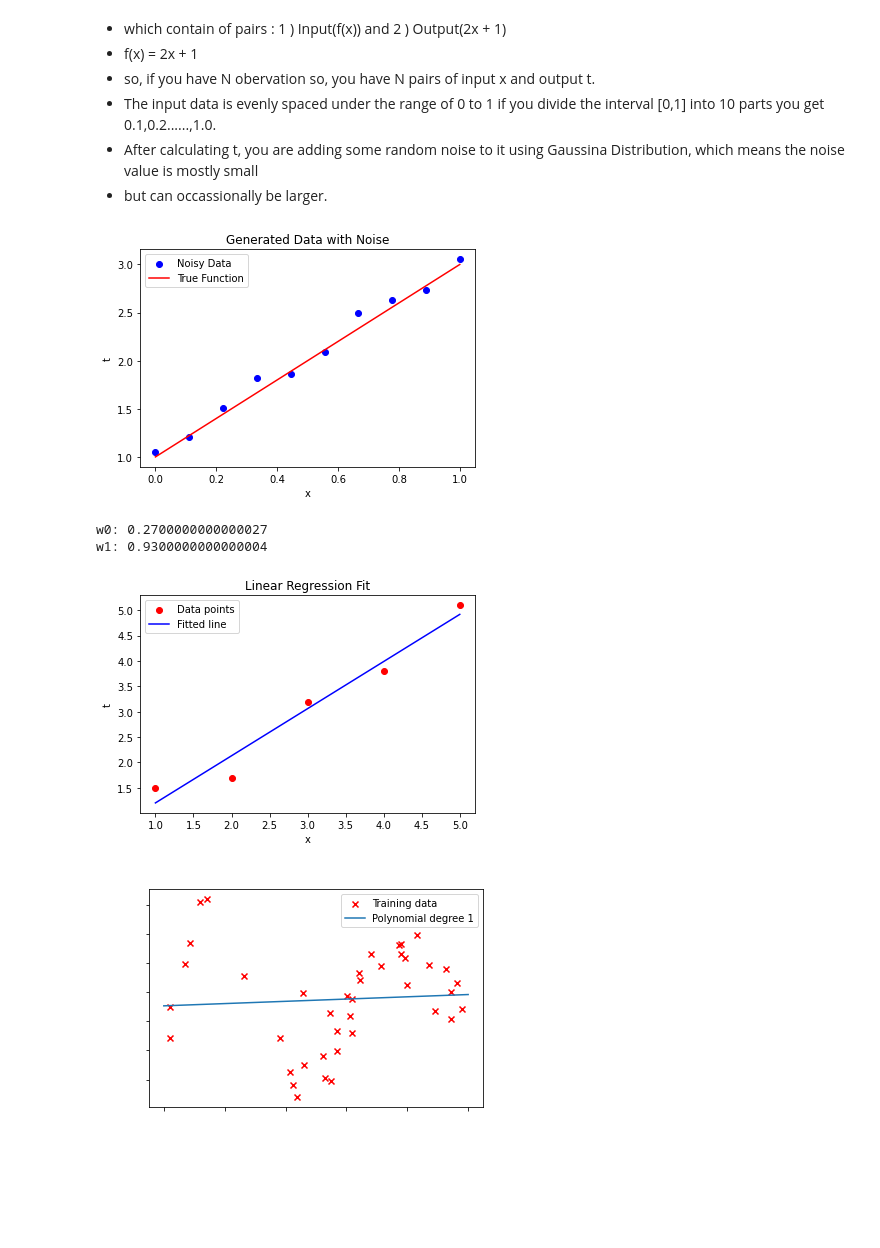
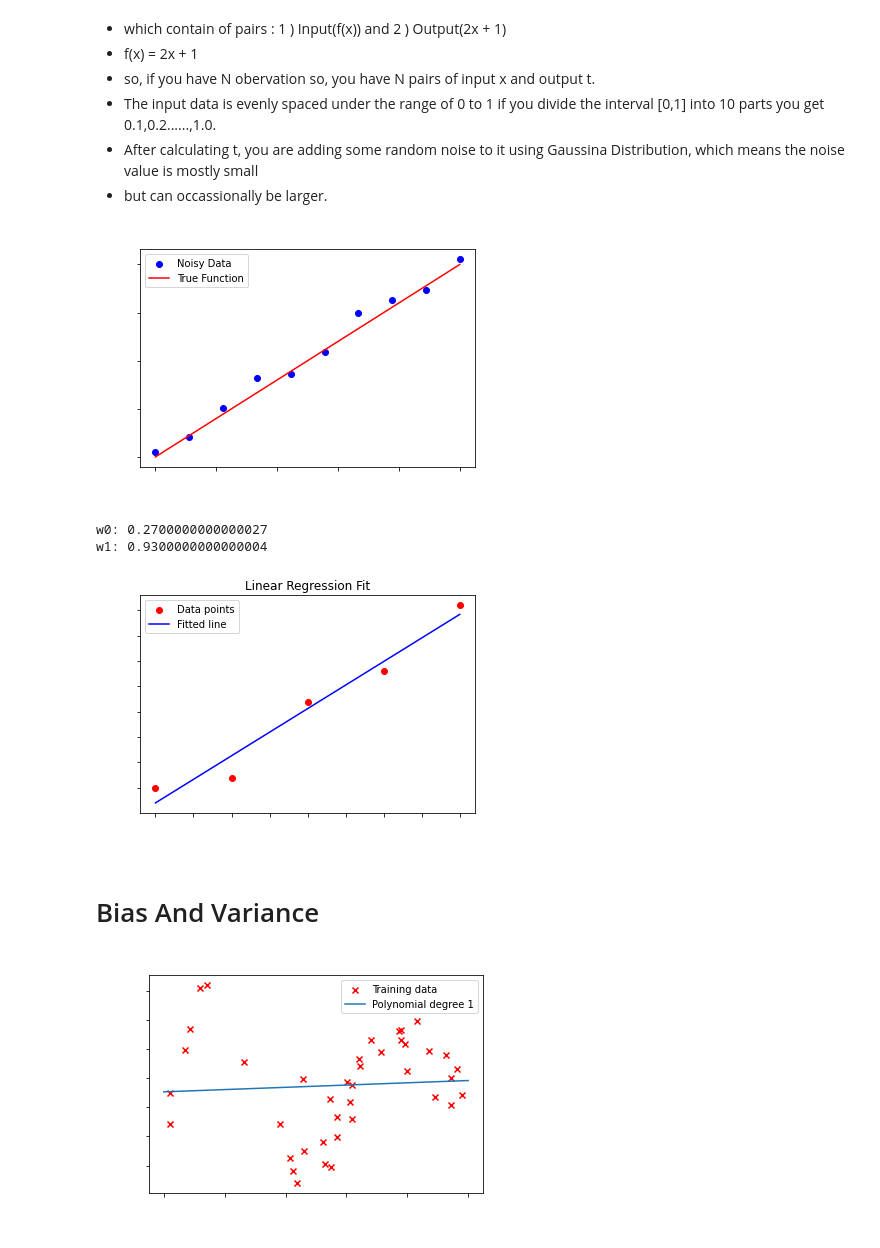
Before and after one commit to Maruf-Ahmad-khan/Pattern-Recognition-And-Machine-Learning, a Jupyter notebook: Polynomial Curve fitting.ipynb, the cells around one changed output. Saved outputs shown, nothing was run; the diff lists cells and outputs as text; code cells hidden in the pictures; blank space fills up the shorter version.

```diff
--- a/Polynomial Curve fitting.ipynb
+++ b/Polynomial Curve fitting.ipynb
@@ -11,29 +11,31 @@
 # %%
 import numpy as np
 import matplotlib.pyplot as plt
 
 # Generate input data
 N = 10
 x = np.linspace(0, 1, N)
 
 # Define the function
 def f(x):
      return 2 * x + 1
 
 # Generating the target data with noise
 np.random.seed(42)
 noise = np.random.normal(0, 0.1, N)
 t = f(x) + noise
 # Plot the data
 plt.scatter(x, t, color='blue', label='Noisy Data')
 plt.plot(x, f(x), color='red', label='True Function')
-plt.xlabel('x')
-plt.ylabel('t')
-plt.title('Generated Data with Noise')
+plt.xlabel('x', color = 'white')
+plt.ylabel('t', color = 'white')
+plt.title('Generated Data with Noise', color = 'white')
+plt.xticks(color = 'white')
+plt.yticks(color = 'white')
 plt.legend()
 plt.show()
 # %% [output]
-[figure, old version]
+[figure, new version]
 # %%
 import numpy as np
 import matplotlib.pyplot as plt
@@ -64,15 +66,19 @@ y_pred = w0 + w1 * x
 # Plot the data points and the fitted line
 plt.scatter(x, t, color='red', label='Data points')
 plt.plot(x, y_pred, color='blue', label='Fitted line')
-plt.xlabel('x')
-plt.ylabel('t')
+plt.xlabel('x', color = 'white')
+plt.ylabel('t', color = 'white')
+plt.xticks(color = 'white')
+plt.yticks(color = 'white')
 plt.legend()
 plt.title('Linear Regression Fit')
 plt.show()
 # %% [output]
 w0: 0.2700000000000027
 w1: 0.9300000000000004
-[figure, old version]
+[figure, new version]
+# %% [markdown]
+# Bias And Variance
 # %%
 import numpy as np
 import matplotlib.pyplot as plt
```
Also changed, not shown: 9 other files.
